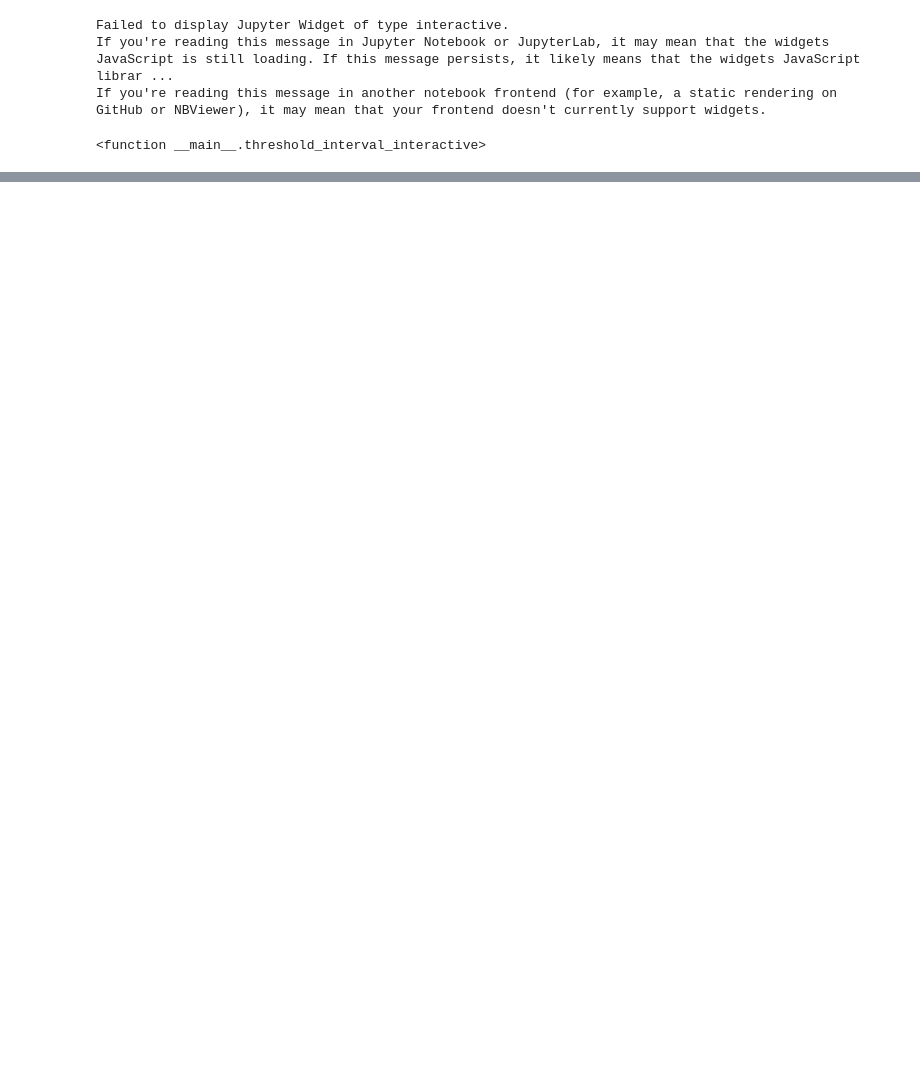
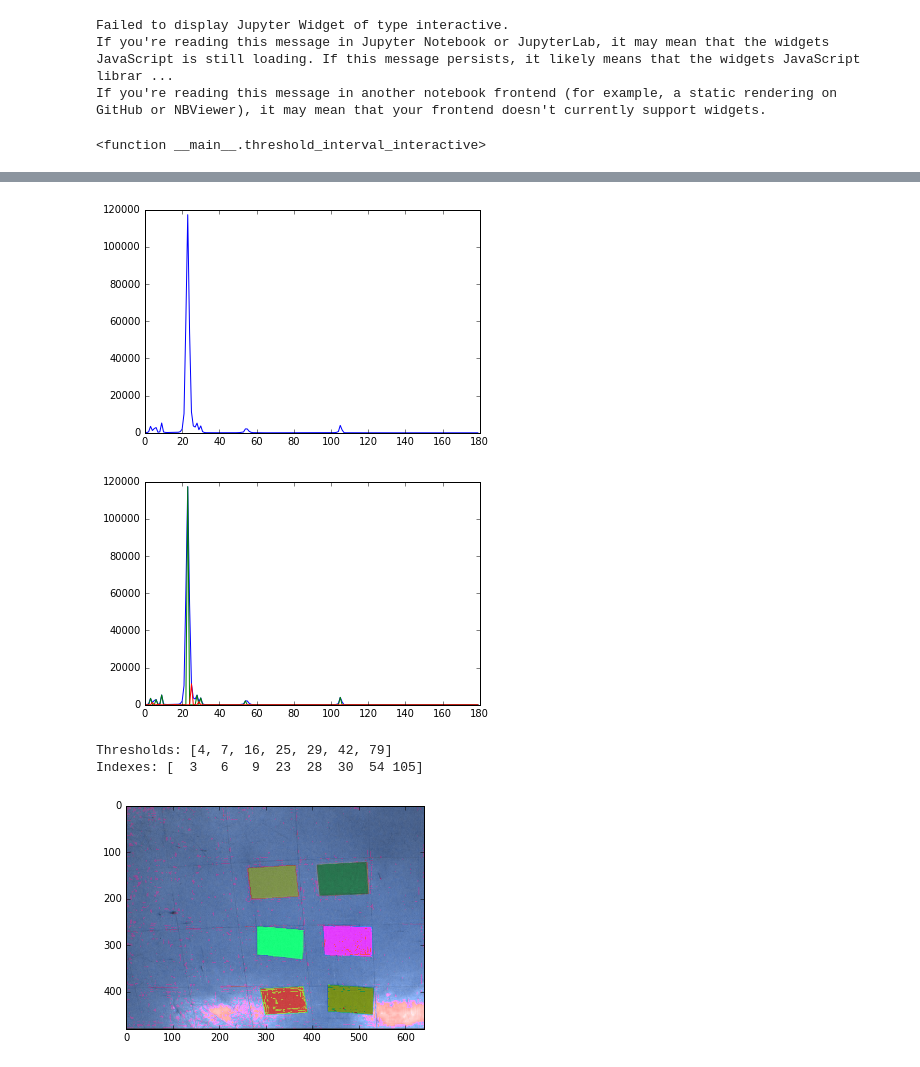
Before and after one commit to pedrovbj/CV_Thresholding_And_Segmentation, a Jupyter notebook: Lista 1b.ipynb, the cells around one changed output, grey strips where cells are left out. Drawn from its saved outputs; the diff is of its cells as text; code cells hidden in the pictures; blank space fills up the shorter version.

```diff
--- a/Lista 1b.ipynb
+++ b/Lista 1b.ipynb
@@ -68,0 +185,27 @@ If you're reading this message in another notebook frontend (for example, a stat
+# %%
+def plot_hsv(image):
+    """Plota uma imagem em HSV"""
+    rgb = cv2.cvtColor(image, cv2.COLOR_HSV2RGB)
+    plt.imshow(rgb)
+    plt.show()
+
+hsv_image = cv2.cvtColor(image, cv2.COLOR_BGR2HSV)
+h_ch, s_ch, v_ch = cv2.split(hsv_image)
+ot = otsu.OtsuFastMultithreshold()
+ot.load_image(h_ch)
+hist_img = cv2.calcHist([h_ch],[0],None,[180],[0,180])
+hist_img = hist_img.ravel()
+plt.plot(range(180),hist_img)
+plt.show()
+kThresholds, indexes = estimate_thresholds(hist_img, 0.01, 1, 180)
+print 'Thresholds:', kThresholds
+print 'Indexes:', indexes
+multi_otsu_img = ot.apply_thresholds_to_image(kThresholds)
+hsv_image = cv2.merge([multi_otsu_img, s_ch, v_ch])
+plot_hsv(hsv_image)
+# %% [output]
+[figure, added]
+[figure, added]
+Thresholds: [4, 7, 16, 25, 29, 42, 79]
+Indexes: [  3   6   9  23  28  30  54 105]
+[figure, added]
```
Also changed, not shown: parts of 12 cells of this notebook, 7 other files.
